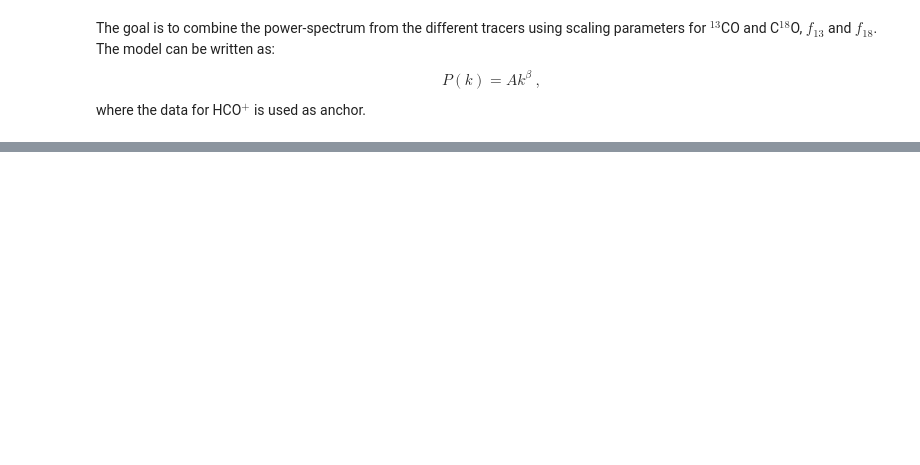
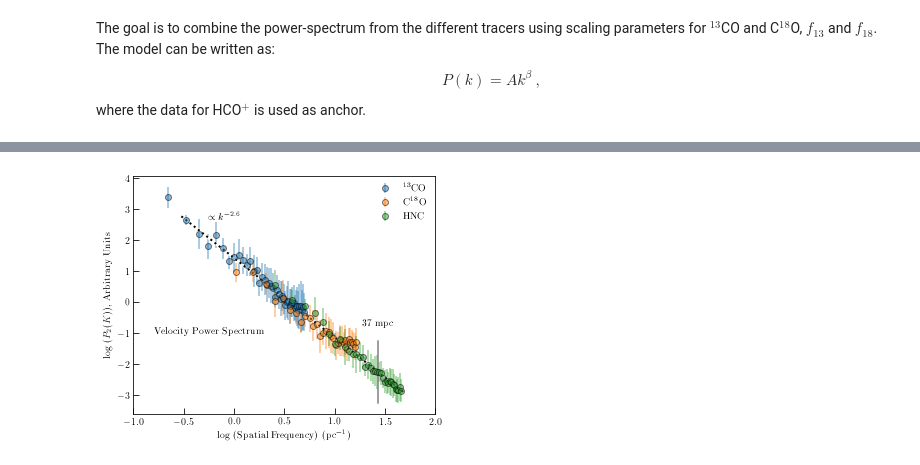
Before and after one commit to jpinedaf/NGC1333_NOEMA_turbulence, a Jupyter notebook: NGC1333_determine_turbulence.ipynb, the cells around one changed output, grey strips where cells are left out. Cells and saved outputs as stored; diff of their text form; code cells hidden in the pictures; blank space fills up the shorter version.

```diff
--- a/NGC1333_determine_turbulence.ipynb
+++ b/NGC1333_determine_turbulence.ipynb
@@ -952 +533,9 @@ Notes:
+# %%
+beam_multiple = 3.0
+gd_13co_vc = (pspec_13co_vc.freqs.value < np.abs(pspec_13co_vc.header['CDELT1']) / pspec_13co_vc.header['BMAJ'] / beam_multiple)
+gd_c18o_vc = (pspec_c18o_vc.freqs.value < np.abs(pspec_c18o_vc.header['CDELT1']) / pspec_c18o_vc.header['BMAJ'] / beam_multiple)
+
+gd_h13cop_vc = (pspec_h13cop_vc.freqs.value < np.abs(pspec_h13cop_vc.header['CDELT1']) / pspec_h13cop_vc.header['BMAJ'] / beam_multiple)
+gd_hcn_vc = (pspec_hcn_vc.freqs.value < np.abs(pspec_hcn_vc.header['CDELT1']) / pspec_hcn_vc.header['BMAJ'] / beam_multiple)
+gd_hnc_vc = (pspec_hnc_vc.freqs.value < np.abs(pspec_hnc_vc.header['CDELT1']) / pspec_hnc_vc.header['BMAJ'] / beam_multiple)
 # %%
@@ -1154,24 +554,0 @@ fig.savefig('figs/NGC1333_Intensity_Power_Spectrum_Arb_fit_H13COp.pdf')
-# %%
-fig, ax = plt.subplots(figsize=(5, 4))
-
-f_13co = soln_h13cop.x[2]
-f_h13cop = soln_h13cop.x[3]
-f_hnc = soln_hnc.x[3]
-
-ax.errorbar(freq_13co, f_13co * P_TdV_13co, yerr=f_13co * eP_TdV_13co,
-            alpha=0.5, markeredgecolor='k', label=r'$^{13}$CO', fmt="o")
-ax.errorbar(freq_c18o, P_TdV_c18o, yerr=eP_TdV_c18o,
-            alpha=0.5, markeredgecolor='k', label=r'C$^{18}$O', fmt="o")
-ax.errorbar(freq_h13cop, f_h13cop * P_TdV_h13cop, yerr=f_h13cop * eP_TdV_h13cop,
-            alpha=0.5, markeredgecolor='k', label=r'H$^{13}$CO$^+$', fmt="o")
-ax.errorbar(freq_hnc, f_hnc * P_TdV_hnc, yerr=f_hnc * eP_TdV_hnc,
-            alpha=0.5, markeredgecolor='k', label=r'HNC', fmt="o")
-
-plt.legend(frameon=False)
-ax.set_xlabel(r'log (Spatial Frequency) (pc$^{-1}$)')
-ax.set_ylabel(r'log ($P_2(K)$), Arbitrary Units')
-ax.set_xscale('log')
-ax.set_yscale('log')
-
-ax.set_xlim(10, 100)
-ax.set_ylim(1e-3, 1)
@@ -1337,0 +903,6 @@ fig.savefig('figs/NGC1333_Velocity_Power_Spectrum_Arb_fit_H13COp.pdf')
+# %%
+fig, ax = plt.subplots(figsize=(5, 4))
+plot_powerspectrum(ax, soln_log_hnc_vc.x, ps_vc=True, do_hnc=True)
+fig.savefig('figs/NGC1333_Velocity_Power_Spectrum_Arb_fit_HNC_log.pdf')
+# %% [output]
+[figure, added]
```
Also changed, not shown: parts of 103 cells of this notebook, 16 other files.
